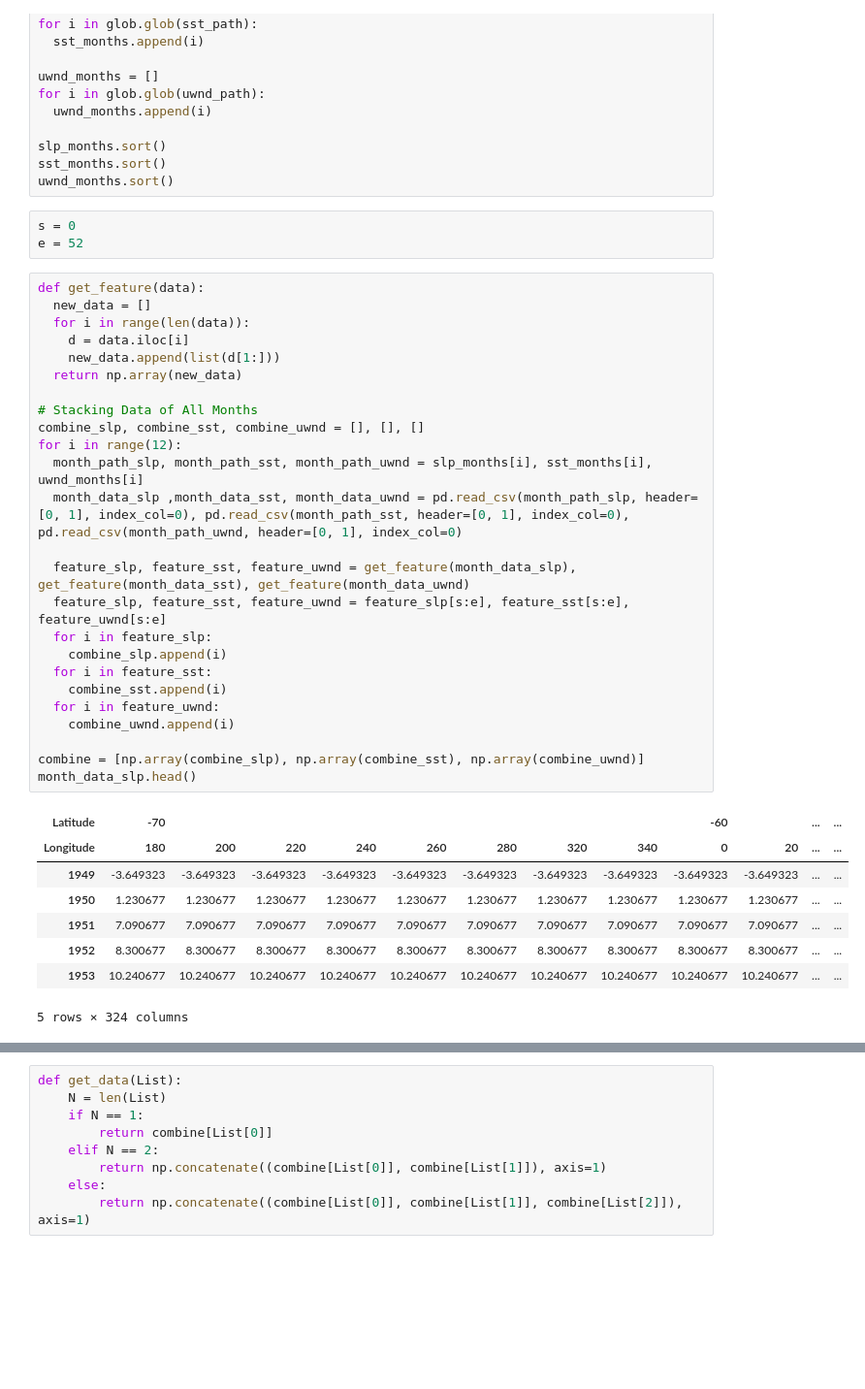
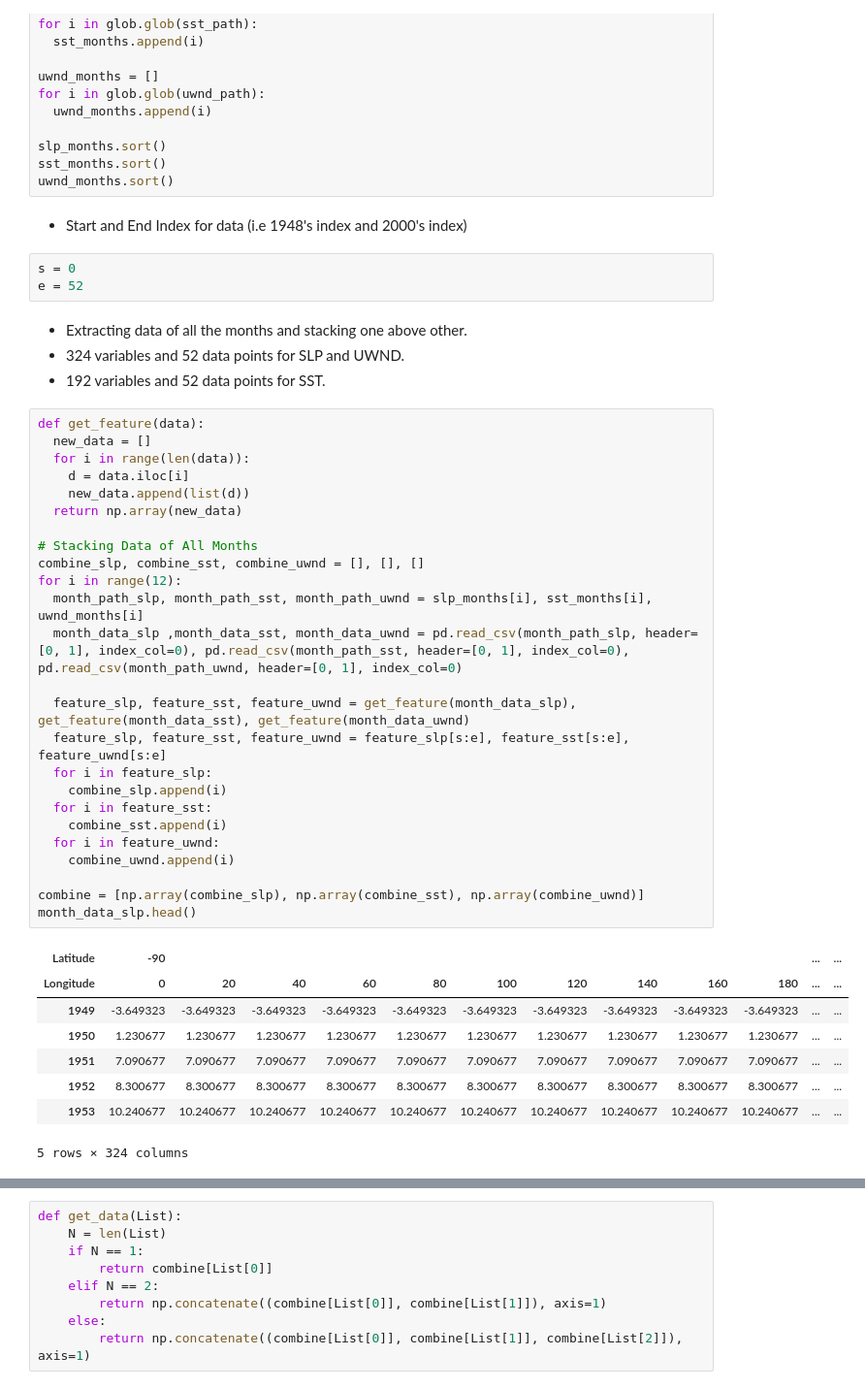
Before and after one commit to i-sahajmistry/Rainfall-Prediction, a Jupyter notebook: new_ae.ipynb, the cells around one changed output, grey strips where cells are left out. Shown at 97% size. Saved outputs shown, nothing was run; the diff lists cells and outputs as text; blank space fills up the shorter version.

```diff
--- a/new_ae.ipynb
+++ b/new_ae.ipynb
@@ -44,37 +49,43 @@ for i in glob.glob(uwnd_path):
 slp_months.sort()
 sst_months.sort()
 uwnd_months.sort()
+# %% [markdown]
+- Start and End Index for data (i.e 1948's index and 2000's index)
 # %%
 s = 0
 e = 52
+# %% [markdown]
+- Extracting data of all the months and stacking one above other.
+- 324 variables and 52 data points for SLP and UWND.
+- 192 variables and 52 data points for SST.
 # %%
 def get_feature(data):
   new_data = []
   for i in range(len(data)):
     d = data.iloc[i]
-    new_data.append(list(d[1:]))
+    new_data.append(list(d))
   return np.array(new_data)
 
 # Stacking Data of All Months
 combine_slp, combine_sst, combine_uwnd = [], [], []
 for i in range(12):
   month_path_slp, month_path_sst, month_path_uwnd = slp_months[i], sst_months[i], uwnd_months[i]
   month_data_slp ,month_data_sst, month_data_uwnd = pd.read_csv(month_path_slp, header=[0, 1], index_col=0), pd.read_csv(month_path_sst, header=[0, 1], index_col=0), pd.read_csv(month_path_uwnd, header=[0, 1], index_col=0)
 
   feature_slp, feature_sst, feature_uwnd = get_feature(month_data_slp), get_feature(month_data_sst), get_feature(month_data_uwnd)
   feature_slp, feature_sst, feature_uwnd = feature_slp[s:e], feature_sst[s:e], feature_uwnd[s:e]
   for i in feature_slp:
     combine_slp.append(i)
   for i in feature_sst:
     combine_sst.append(i)
   for i in feature_uwnd:
     combine_uwnd.append(i)
 
 combine = [np.array(combine_slp), np.array(combine_sst), np.array(combine_uwnd)]
 month_data_slp.head()
 # %% [output]
-| Latitude | -70 |  |  |  |  |  |  |  | -60 |  | ... | ... |
-| Longitude | 180 | 200 | 220 | 240 | 260 | 280 | 320 | 340 | 0 | 20 | ... | ... |
+| Latitude | -90 |  |  |  |  |  |  |  |  |  | ... | ... |
+| Longitude | 0 | 20 | 40 | 60 | 80 | 100 | 120 | 140 | 160 | 180 | ... | ... |
 | 1949 | -3.649323 | -3.649323 | -3.649323 | -3.649323 | -3.649323 | -3.649323 | -3.649323 | -3.649323 | -3.649323 | -3.649323 | ... | ... |
 | 1950 | 1.230677 | 1.230677 | 1.230677 | 1.230677 | 1.230677 | 1.230677 | 1.230677 | 1.230677 | 1.230677 | 1.230677 | ... | ... |
 | 1951 | 7.090677 | 7.090677 | 7.090677 | 7.090677 | 7.090677 | 7.090677 | 7.090677 | 7.090677 | 7.090677 | 7.090677 | ... | ... |
```
Also changed, not shown: parts of 51 cells of this notebook, 29 other files.
